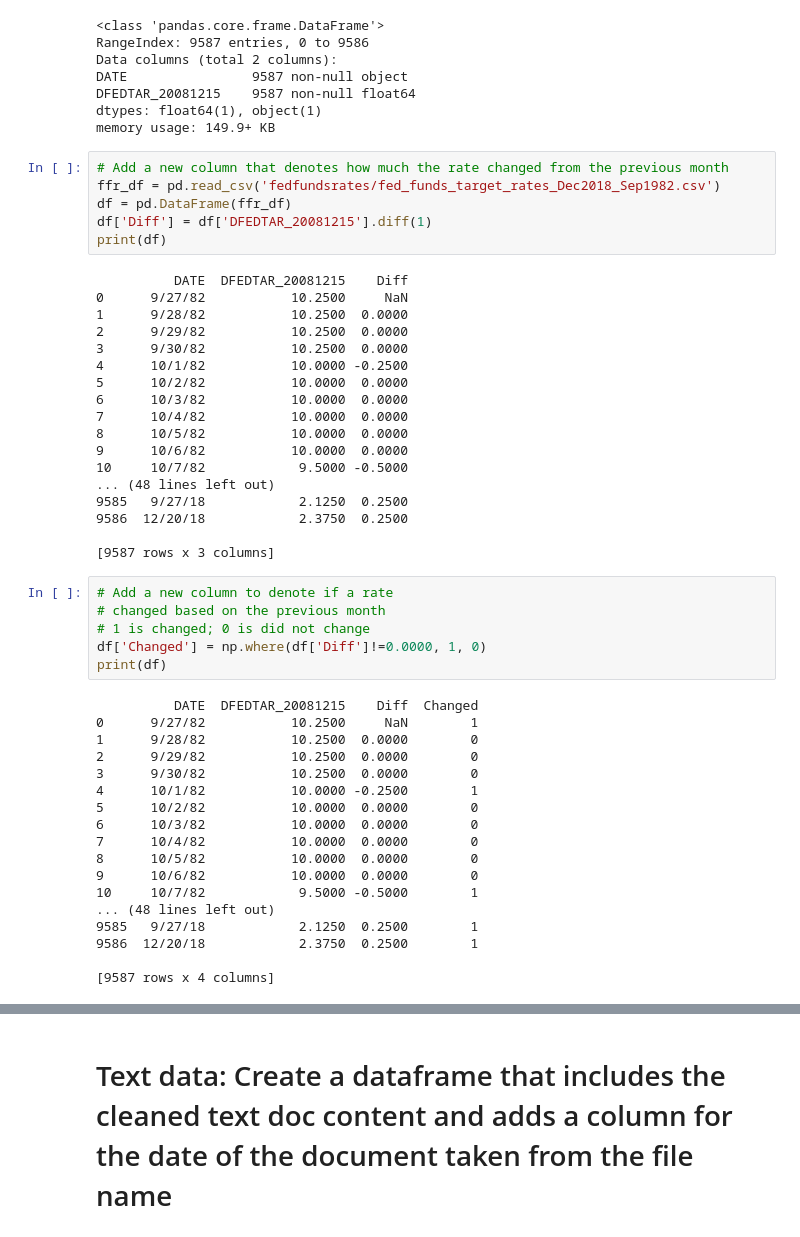
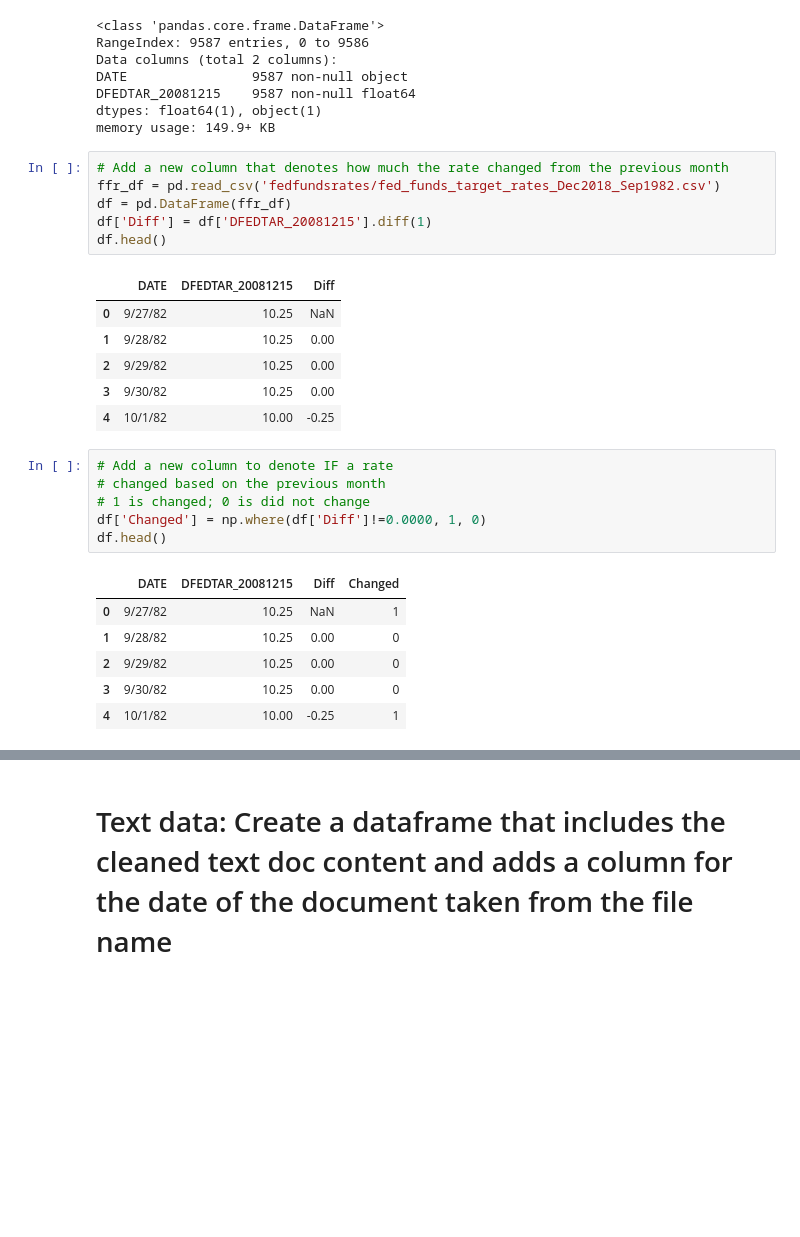
Before and after one commit to michellebonat/Fed_Funds_ML, a Jupyter notebook: Data.ipynb, the cells around one changed output, grey strips where cells are left out. Drawn from its saved outputs; the diff is of its cells as text; blank space fills up the shorter version.

```diff
--- a/Data.ipynb
+++ b/Data.ipynb
@@ -38,47 +38,25 @@ memory usage: 149.9+ KB
 ffr_df = pd.read_csv('fedfundsrates/fed_funds_target_rates_Dec2018_Sep1982.csv')
 df = pd.DataFrame(ffr_df)
 df['Diff'] = df['DFEDTAR_20081215'].diff(1)
-print(df)
+df.head()
 # %% [output]
-          DATE  DFEDTAR_20081215    Diff
-0      9/27/82           10.2500     NaN
-1      9/28/82           10.2500  0.0000
-2      9/29/82           10.2500  0.0000
-3      9/30/82           10.2500  0.0000
-4      10/1/82           10.0000 -0.2500
-5      10/2/82           10.0000  0.0000
-6      10/3/82           10.0000  0.0000
-7      10/4/82           10.0000  0.0000
-8      10/5/82           10.0000  0.0000
-9      10/6/82           10.0000  0.0000
-10     10/7/82            9.5000 -0.5000
-... (48 lines left out)
-9585   9/27/18            2.1250  0.2500
-9586  12/20/18            2.3750  0.2500
-
-[9587 rows x 3 columns]
+|  | DATE | DFEDTAR_20081215 | Diff |
+| 0 | 9/27/82 | 10.25 | NaN |
+| 1 | 9/28/82 | 10.25 | 0.00 |
+| 2 | 9/29/82 | 10.25 | 0.00 |
+| 3 | 9/30/82 | 10.25 | 0.00 |
+| 4 | 10/1/82 | 10.00 | -0.25 |
 # %%
-# Add a new column to denote if a rate
+# Add a new column to denote IF a rate
 # changed based on the previous month
 # 1 is changed; 0 is did not change
 df['Changed'] = np.where(df['Diff']!=0.0000, 1, 0)
-print(df)
+df.head()
 # %% [output]
-          DATE  DFEDTAR_20081215    Diff  Changed
-0      9/27/82           10.2500     NaN        1
-1      9/28/82           10.2500  0.0000        0
-2      9/29/82           10.2500  0.0000        0
-3      9/30/82           10.2500  0.0000        0
-4      10/1/82           10.0000 -0.2500        1
-5      10/2/82           10.0000  0.0000        0
-6      10/3/82           10.0000  0.0000        0
-7      10/4/82           10.0000  0.0000        0
-8      10/5/82           10.0000  0.0000        0
-9      10/6/82           10.0000  0.0000        0
-10     10/7/82            9.5000 -0.5000        1
-... (48 lines left out)
-9585   9/27/18            2.1250  0.2500        1
-9586  12/20/18            2.3750  0.2500        1
-
-[9587 rows x 4 columns]
+|  | DATE | DFEDTAR_20081215 | Diff | Changed |
+| 0 | 9/27/82 | 10.25 | NaN | 1 |
+| 1 | 9/28/82 | 10.25 | 0.00 | 0 |
+| 2 | 9/29/82 | 10.25 | 0.00 | 0 |
+| 3 | 9/30/82 | 10.25 | 0.00 | 0 |
+| 4 | 10/1/82 | 10.00 | -0.25 | 1 |
 # %%
```
Also changed, not shown: parts of 10 cells of this notebook.
